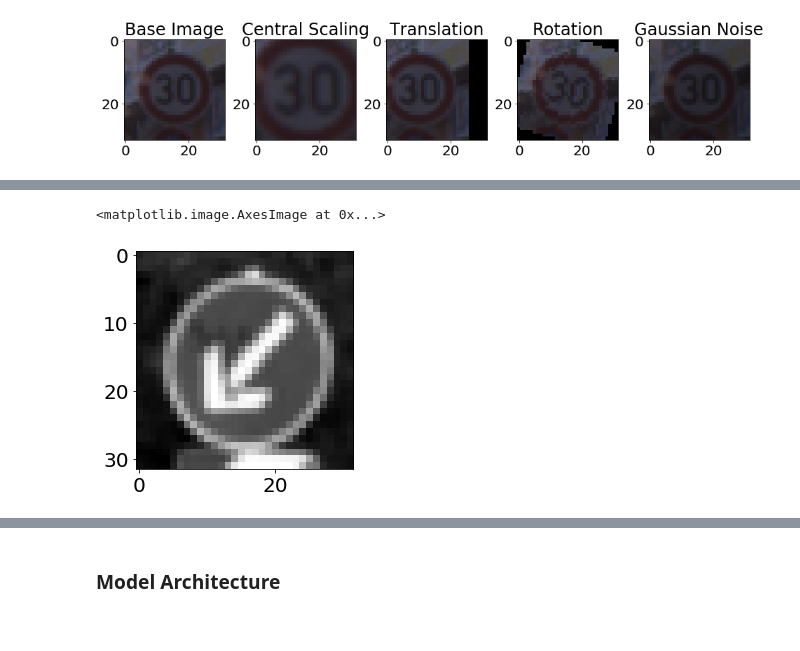
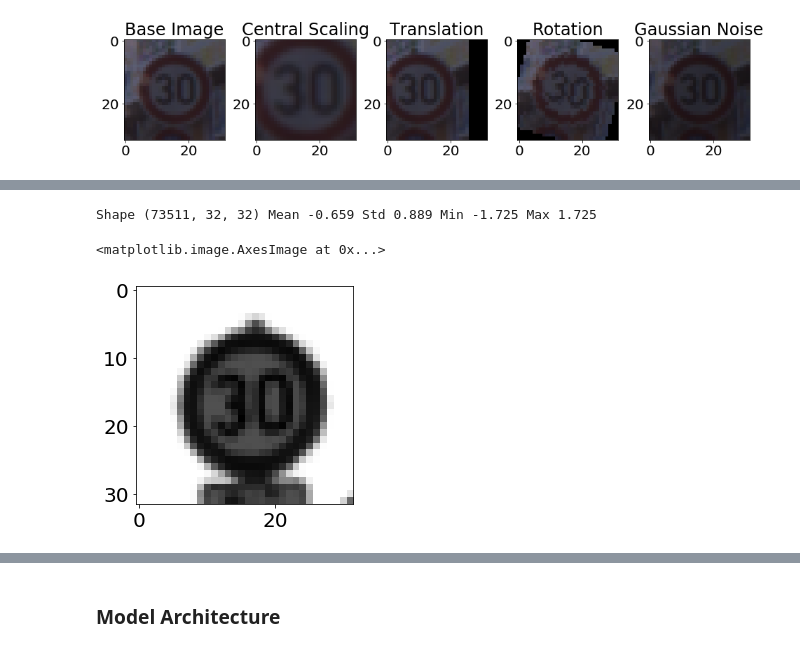
Before and after one commit to sidroopdaska/SelfDrivingCar, a Jupyter notebook: TrafficSignClassifier/Traffic_Sign_Classifier.ipynb, the cells around one changed output, grey strips where cells are left out. Cells and saved outputs as stored; diff of their text form; code cells hidden in the pictures.

```diff
--- a/TrafficSignClassifier/Traffic_Sign_Classifier.ipynb
+++ b/TrafficSignClassifier/Traffic_Sign_Classifier.ipynb
@@ -415,29 +434,26 @@ plot_labels_dist([(y_train, 'Train', 'c')])
 # %%
-def mean_normalisation(data):
-    image_values = np.arange(0, 256)
-    mu, sigma = np.mean(image_values), np.std(image_values)
-    data = (data - mu) / sigma
-    return data
+# def mean_normalisation(data):
+#     image_values = np.arange(0, 256)
+#     mu, sigma = np.mean(image_values), np.std(image_values)
+#     data = (data - mu) / sigma
+#     return data
 
-def rgb2gray(X):
-    X = 0.2989 * X[...,0] + 0.5870 * X[...,1] + 0.1140 * X[...,2]
+# def rgb2gray(X):
+#     X = 0.2989 * X[...,0] + 0.5870 * X[...,1] + 0.1140 * X[...,2]
 #     X = np.sum(X/3, axis=2, keepdims=True)
-    return X.squeeze()
-
+#     return X.squeeze()
+#
 # plt.imshow(rgb2gray(X_train[71030]).squeeze(), cmap='gray')
-a = rgb2gray(mean_normalisation(X_train[25500]))
+# a = rgb2gray(mean_normalisation(X_train[25500]))
 # a = mean_normalisation(rgb2gray(X_train[23500]))
 # a = rgb2gray(X_train[34561] - X_train.mean(axis=0))
 
 # a = mean_normalisation(X_train[2350])
 # a.shape
-plt.imshow(a, cmap='gray')
+# plt.imshow(a, cmap='gray')
 # plt.imshow(X_train[25500])
 # X_train[2900]
 # plt.imshow(rgb2gray(centrally_scale_images([X_train[2350]])[0]), cmap='gray')
-# %% [output]
-<matplotlib.image.AxesImage at 0x...>
-[figure, removed]
 # %%
 ### Preprocess the data here. It is required to normalize the data. Other preprocessing steps could include
 ### converting to grayscale, etc.
@@ -451,19 +467,23 @@ def mean_normalisation(data):
 # Convert the color space for the Training set from RGB -> Gray scale
 def rgb2gray(X):
     X = 0.2989 * X[...,0] + 0.5870 * X[...,1] + 0.1140 * X[...,2]
-    return np.expand_dims(X, axis=-1)
+    return X
 
 # Perform normalisation over the training/validation/test set to achieve mu = 0 and sigma = 1
-X_train = mean_normalisation(rgb2gray(X_train))
-X_valid = mean_normalisation(rgb2gray(X_valid))
-X_test = mean_normalisation(rgb2gray(X_test))
+X_train = rgb2gray(mean_normalisation(X_train))
+X_valid = rgb2gray(mean_normalisation(X_valid))
+X_test  = rgb2gray(mean_normalisation(X_test))
 # %%
 # Sanity check the shape after color space change from RGB -> Gray scale
 print('Shape {} Mean {:.3f} Std {:.3f} Min {:.3f} Max {:.3f}'
       .format(X_train.shape, X_train.mean(), X_train.std(), X_train.min(), X_train.max()))
 
 # Visualise some of the gray scale images
-# TODO
+plt.imshow(X_train[2350], cmap='gray')
+# %% [output]
+Shape (73511, 32, 32) Mean -0.659 Std 0.889 Min -1.725 Max 1.725
+<matplotlib.image.AxesImage at 0x...>
+[figure, added]
 # %%
 ### Pickle the pre-processed data sets
 print('CHECKPOINT: Pickling the pre-processed data sets...')
```
Also changed, not shown: parts of 8 cells of this notebook.
